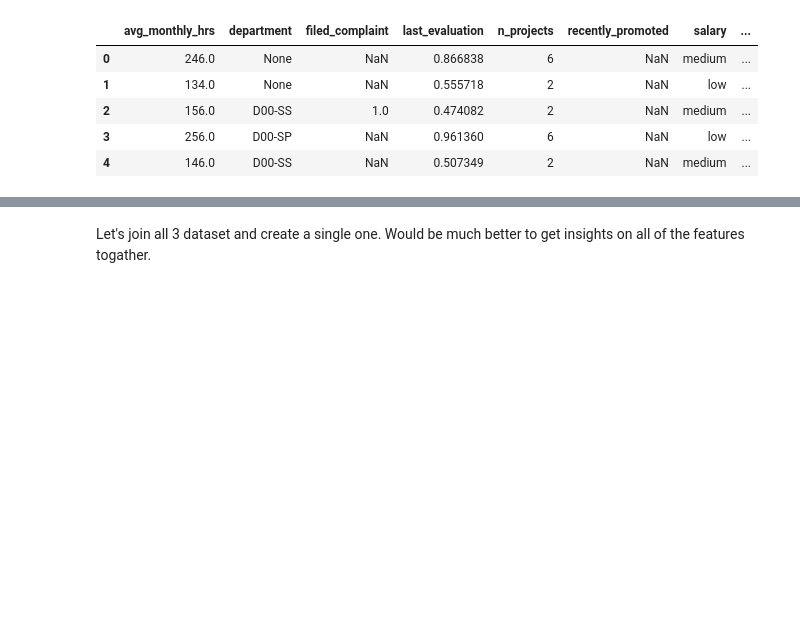
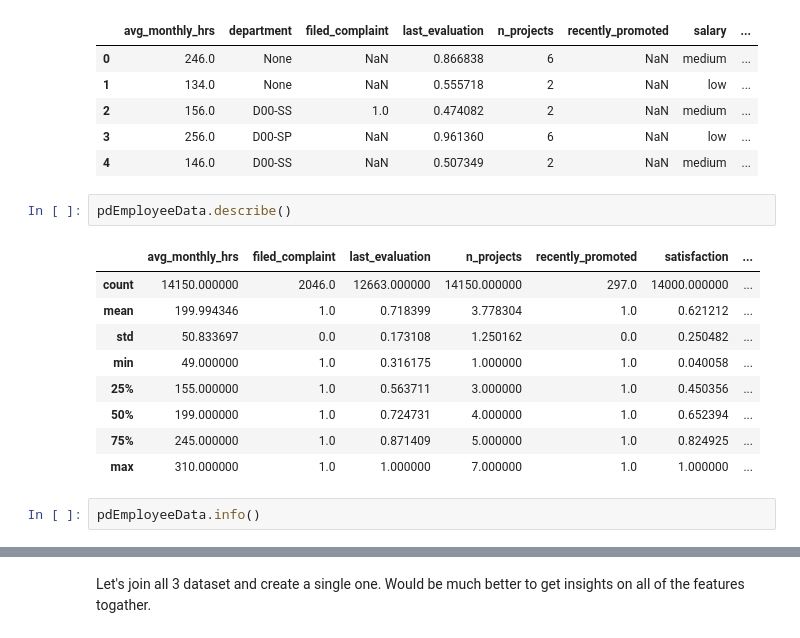
Before and after one commit to parekhravik/MLProjects, a Jupyter notebook: 1004_CapStoneProject_HR_ERIP.ipynb, the cells around one changed output, grey strips where cells are left out. Drawn from its saved outputs; the diff is of its cells as text; blank space fills up the shorter version.

```diff
--- a/1004_CapStoneProject_HR_ERIP.ipynb
+++ b/1004_CapStoneProject_HR_ERIP.ipynb
@@ -178,3 +181,17 @@ pdEmployeeData.head()
 | 2 | 156.0 | D00-SS | 1.0 | 0.474082 | 2 | NaN | medium | ... |
 | 3 | 256.0 | D00-SP | NaN | 0.961360 | 6 | NaN | low | ... |
 | 4 | 146.0 | D00-SS | NaN | 0.507349 | 2 | NaN | medium | ... |
+# %%
+pdEmployeeData.describe()
+# %% [output]
+|  | avg_monthly_hrs | filed_complaint | last_evaluation | n_projects | recently_promoted | satisfaction | ... |
+| count | 14150.000000 | 2046.0 | 12663.000000 | 14150.000000 | 297.0 | 14000.000000 | ... |
+| mean | 199.994346 | 1.0 | 0.718399 | 3.778304 | 1.0 | 0.621212 | ... |
+| std | 50.833697 | 0.0 | 0.173108 | 1.250162 | 0.0 | 0.250482 | ... |
+| min | 49.000000 | 1.0 | 0.316175 | 1.000000 | 1.0 | 0.040058 | ... |
+| 25% | 155.000000 | 1.0 | 0.563711 | 3.000000 | 1.0 | 0.450356 | ... |
+| 50% | 199.000000 | 1.0 | 0.724731 | 4.000000 | 1.0 | 0.652394 | ... |
+| 75% | 245.000000 | 1.0 | 0.871409 | 5.000000 | 1.0 | 0.824925 | ... |
+| max | 310.000000 | 1.0 | 1.000000 | 7.000000 | 1.0 | 1.000000 | ... |
+# %%
+pdEmployeeData.info()
```
Also changed, not shown: parts of 28 cells of this notebook.
